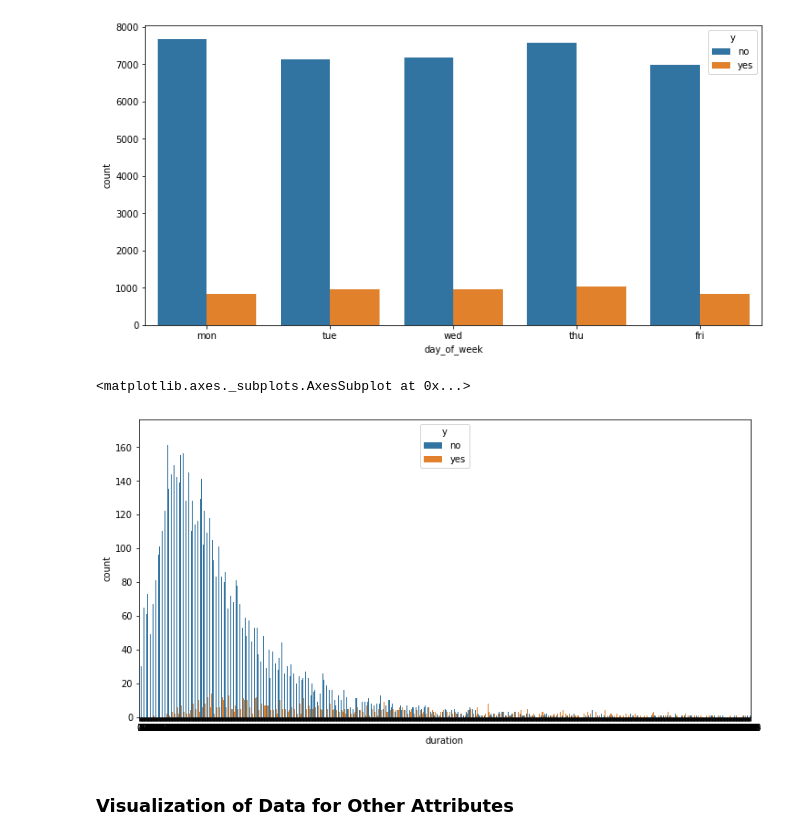
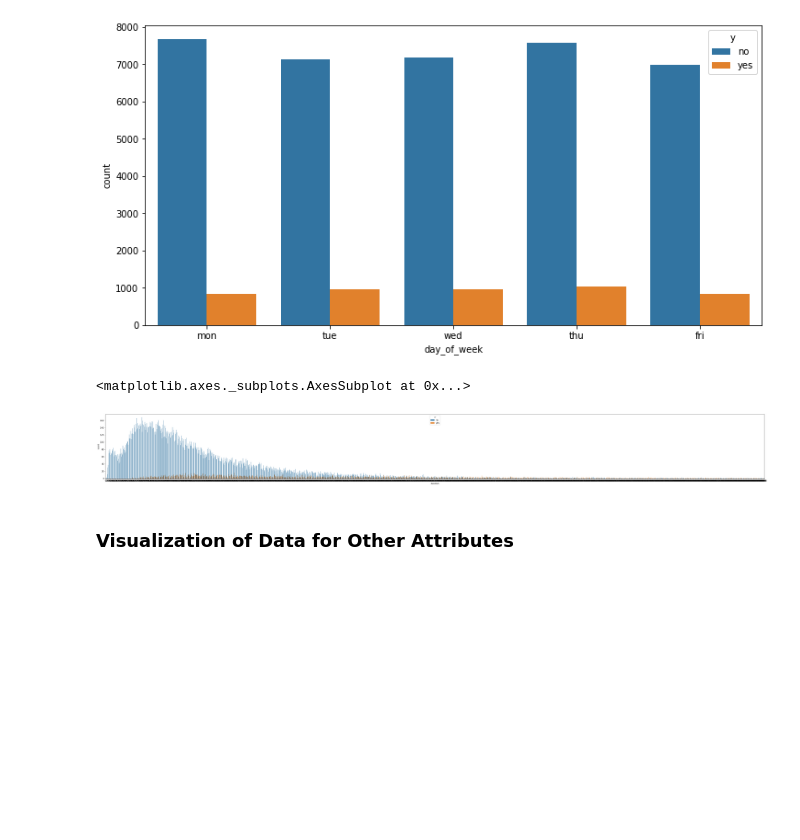
Before and after one commit to kavehamini/Bank_Marketing, a Jupyter notebook: Bank_Marketing.ipynb, the cells around one changed output. Cells and saved outputs as stored; diff of their text form; code cells hidden in the pictures; blank space fills up the shorter version.

```diff
--- a/Bank_Marketing.ipynb
+++ b/Bank_Marketing.ipynb
@@ -215,11 +215,11 @@ sns.countplot(x='day_of_week', data=df, hue='y')
 [figure]
 # %%
 #plotting the number of successful campaigns with regards to day of the duration of cotact in seconds
-plt.figure(figsize=(12,6))
+plt.figure(figsize=(60,6))
 sns.countplot(x='duration', data=df, hue='y')
 # %% [output]
 <matplotlib.axes._subplots.AxesSubplot at 0x...>
-[figure, old version]
+[figure, new version]
 # %% [markdown]
 ### Visualization of Data for Other Attributes
 # %%
```
